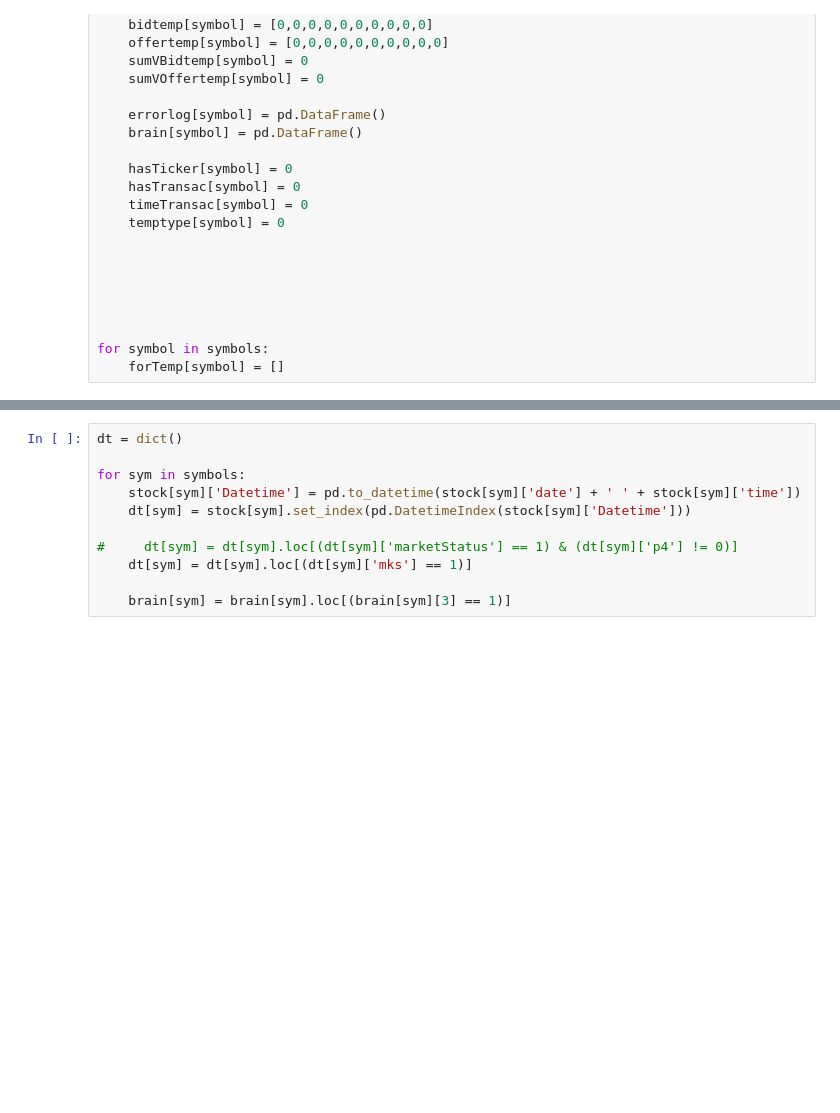
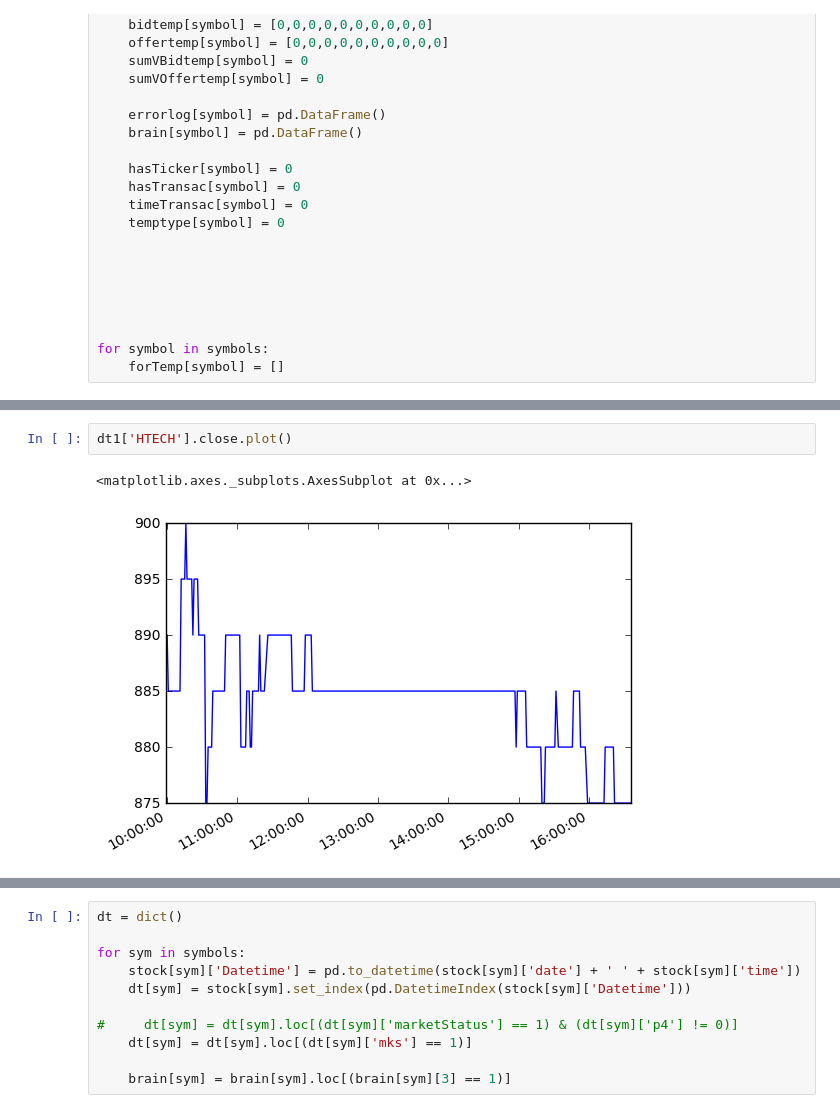
Before and after one commit to chotipat41688/SeProj, a Jupyter notebook: Ipython/readJson2.ipynb, the cells around one changed output, grey strips where cells are left out. Saved outputs shown, nothing was run; the diff lists cells and outputs as text; blank space fills up the shorter version.

```diff
--- a/Ipython/readJson2.ipynb
+++ b/Ipython/readJson2.ipynb
@@ -640 +646,6 @@ print "finished."
 finished.
+# %%
+dt1['HTECH'].close.plot()
+# %% [output]
+<matplotlib.axes._subplots.AxesSubplot at 0x...>
+[figure, added]
```
Also changed, not shown: parts of 43 cells of this notebook.
